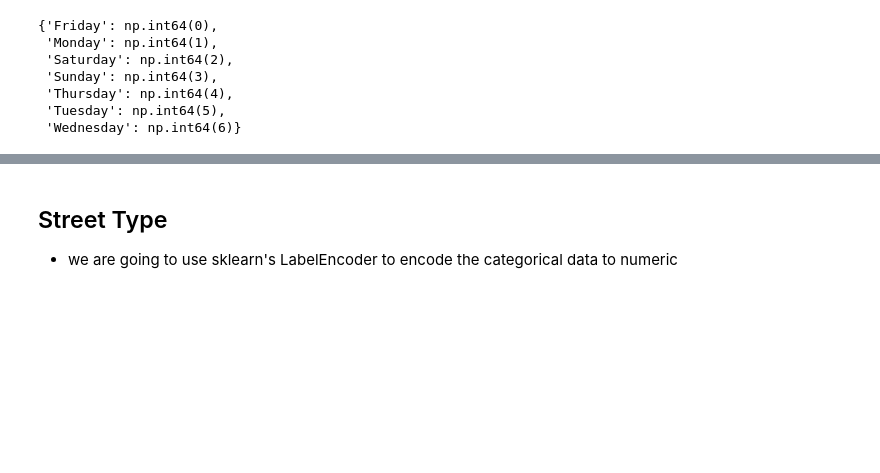
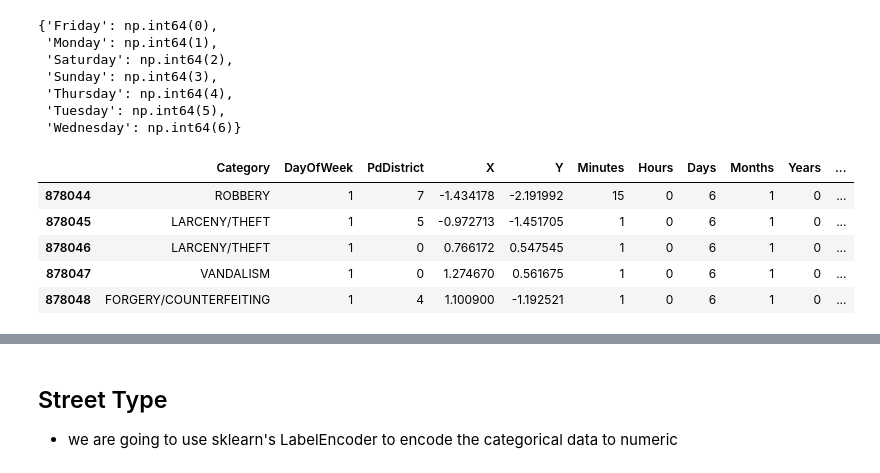
Before and after one commit to mj-awad17/Data_Analystics-Projects, a Jupyter notebook: sf-crime/sf-crime-prediction.ipynb, the cells around one changed output, grey strips where cells are left out. Cells and saved outputs as stored; diff of their text form; code cells hidden in the pictures; blank space fills up the shorter version.

```diff
--- a/sf-crime/sf-crime-prediction.ipynb
+++ b/sf-crime/sf-crime-prediction.ipynb
@@ -886,3 +920,12 @@ dict(zip(dow_le.classes_, dow_le.transform(dow_le.classes_)))
  'Thursday': np.int64(4),
  'Tuesday': np.int64(5),
  'Wednesday': np.int64(6)}
+# %%
+train.tail(5)
+# %% [output]
+|  | Category | DayOfWeek | PdDistrict | X | Y | Minutes | Hours | Days | Months | Years | ... |
+| 878044 | ROBBERY | 1 | 7 | -1.434178 | -2.191992 | 15 | 0 | 6 | 1 | 0 | ... |
+| 878045 | LARCENY/THEFT | 1 | 5 | -0.972713 | -1.451705 | 1 | 0 | 6 | 1 | 0 | ... |
+| 878046 | LARCENY/THEFT | 1 | 0 | 0.766172 | 0.547545 | 1 | 0 | 6 | 1 | 0 | ... |
+| 878047 | VANDALISM | 1 | 0 | 1.274670 | 0.561675 | 1 | 0 | 6 | 1 | 0 | ... |
+| 878048 | FORGERY/COUNTERFEITING | 1 | 4 | 1.100900 | -1.192521 | 1 | 0 | 6 | 1 | 0 | ... |
```
Also changed, not shown: parts of 38 cells of this notebook.
